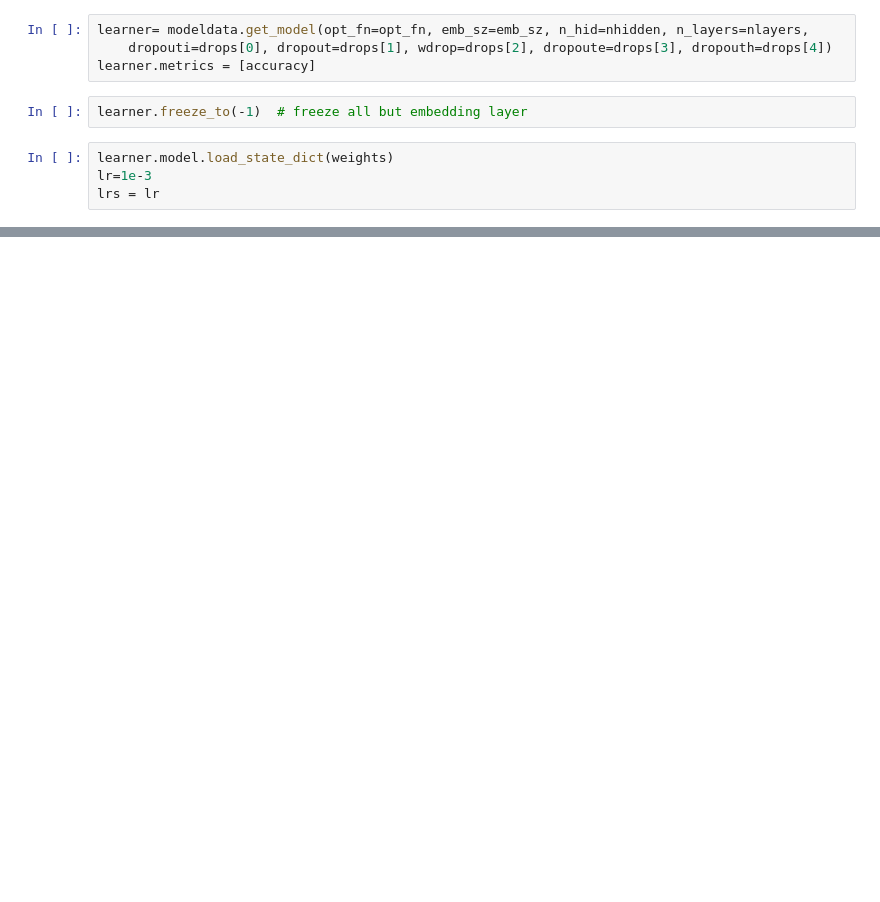
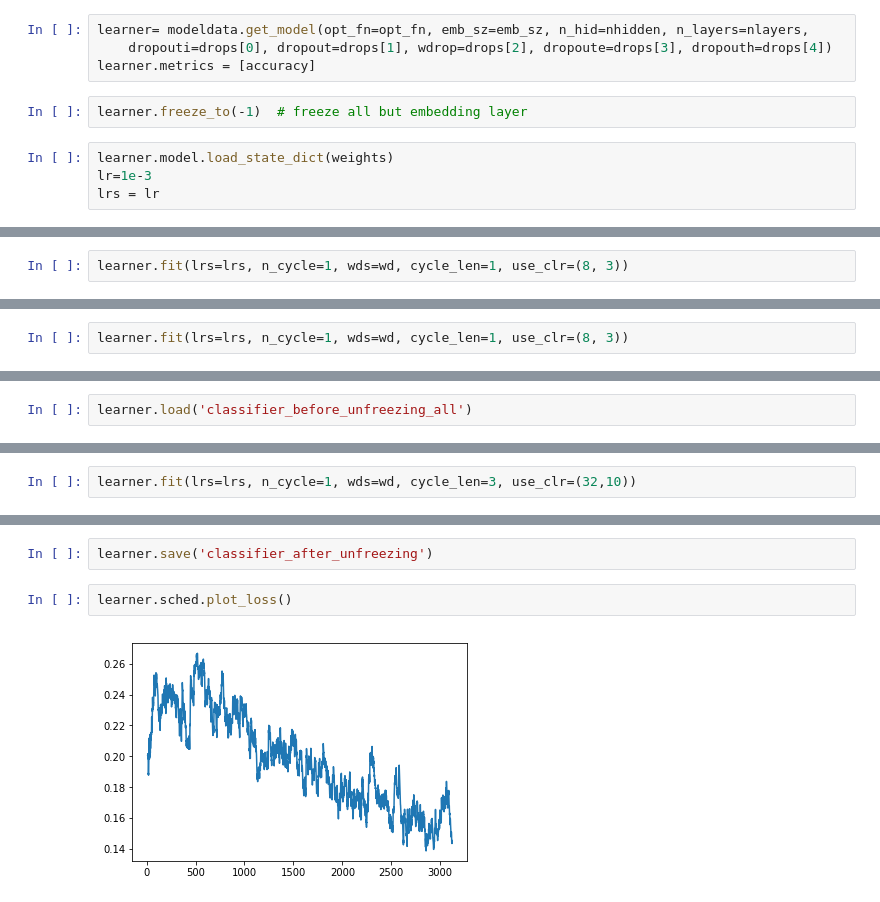
Before and after one commit to aiedward/fastai-1, a Jupyter notebook: Transfer learning for NLP classification.ipynb, the cells around one changed output, grey strips where cells are left out. Cells and saved outputs as stored; diff of their text form; blank space fills up the shorter version.

```diff
--- a/Transfer learning for NLP classification.ipynb
+++ b/Transfer learning for NLP classification.ipynb
@@ -334,0 +511,2 @@ NotImplementedError:
+# %%
+learner.fit(lrs=lrs, n_cycle=1, wds=wd, cycle_len=1, use_clr=(8, 3))
@@ -334,0 +522,2 @@ NotImplementedError:
+# %%
+learner.fit(lrs=lrs, n_cycle=1, wds=wd, cycle_len=1, use_clr=(8, 3))
@@ -334,0 +531,2 @@ NotImplementedError:
+# %%
+learner.load('classifier_before_unfreezing_all')
@@ -334,0 +537,2 @@ NotImplementedError:
+# %%
+learner.fit(lrs=lrs, n_cycle=1, wds=wd, cycle_len=3, use_clr=(32,10))
@@ -334,0 +546,6 @@ NotImplementedError:
+# %%
+learner.save('classifier_after_unfreezing')
+# %%
+learner.sched.plot_loss()
+# %% [output]
+[figure, added]
```
Also changed, not shown: parts of 66 cells of this notebook.
